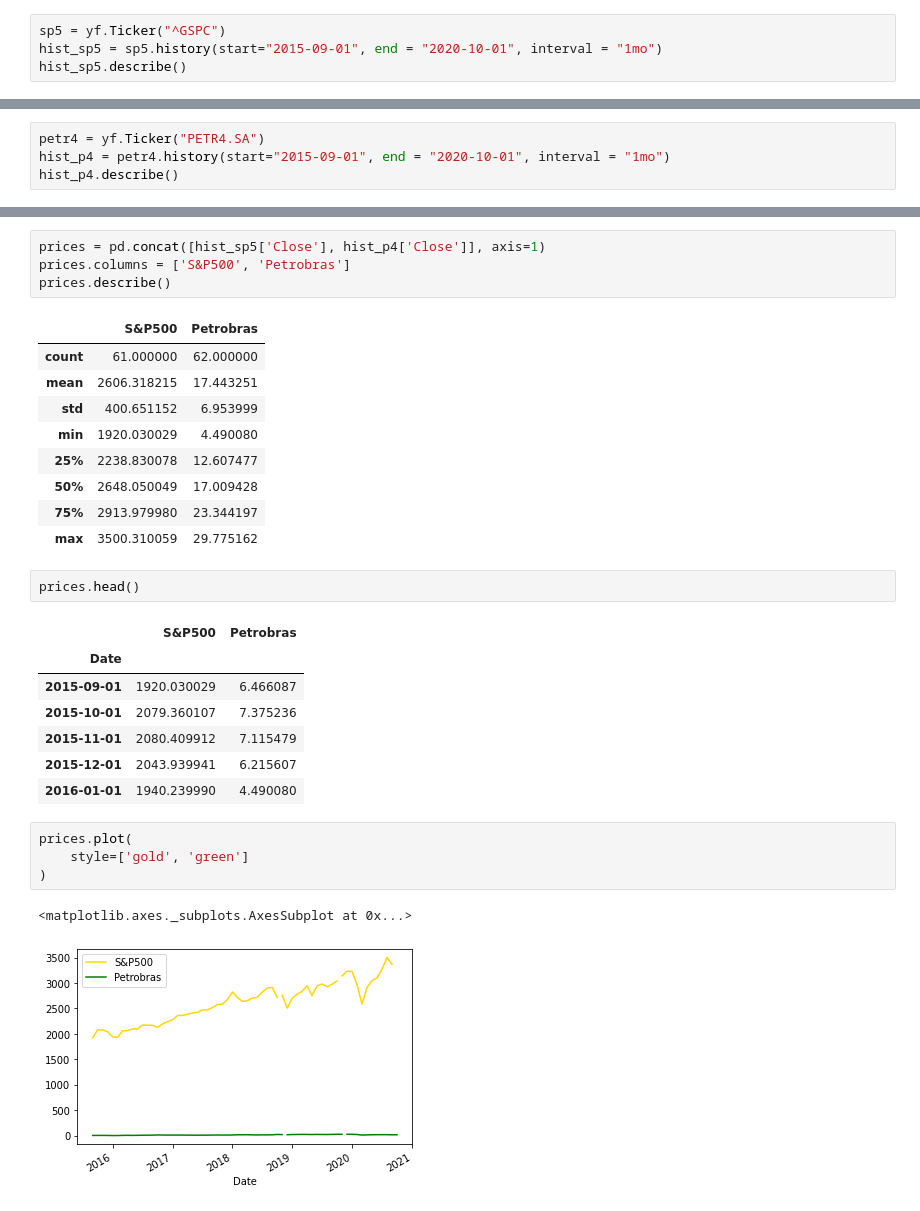
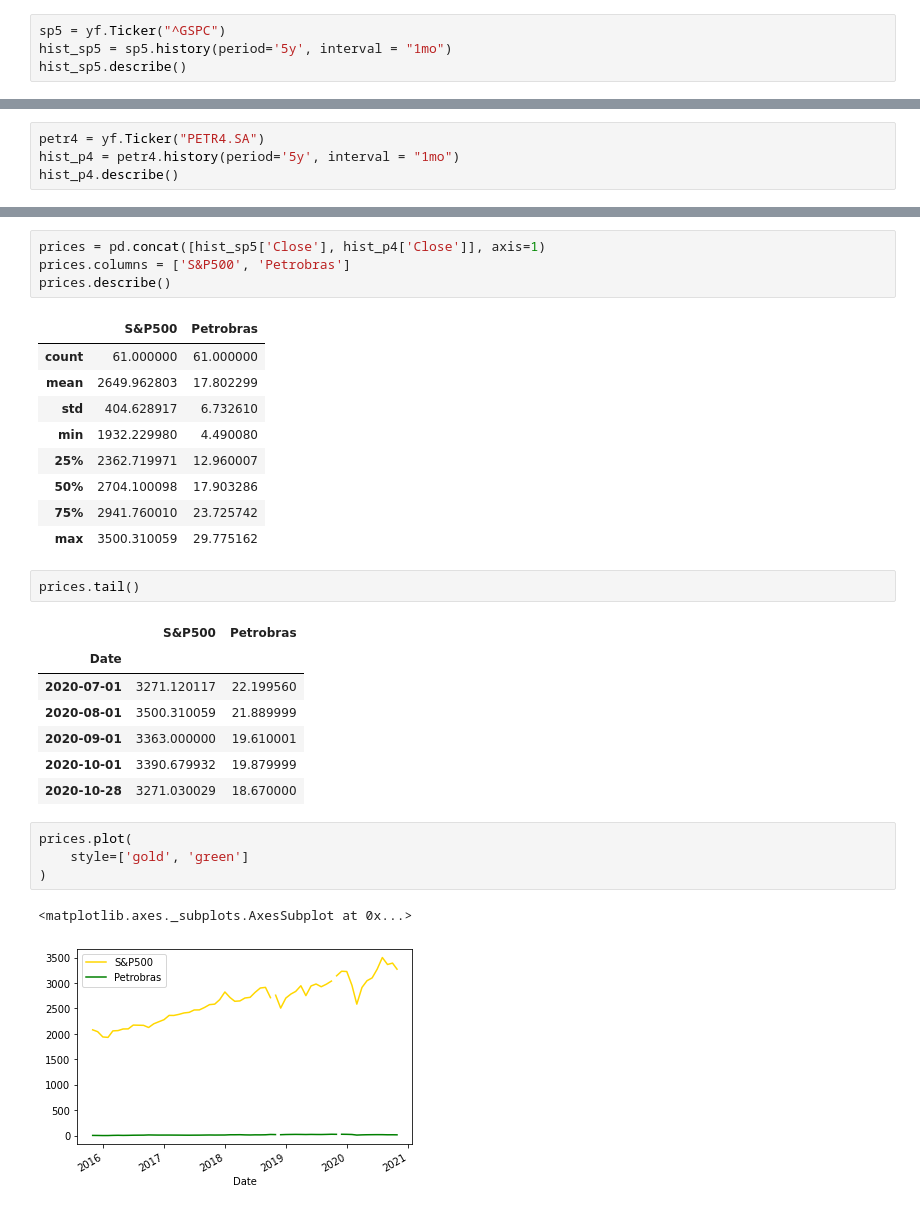
Before and after one commit to BretasArthur/CAPyM, a Jupyter notebook: Calculating the Beta - PETR4 & SP500.ipynb, the cells around one changed output, grey strips where cells are left out. Saved outputs shown, nothing was run; the diff lists cells and outputs as text.

```diff
--- a/Calculating the Beta - PETR4 & SP500.ipynb
+++ b/Calculating the Beta - PETR4 & SP500.ipynb
@@ -16,7 +17,7 @@ In C:\Users\Arthur\Anaconda3\lib\site-packages\matplotlib\mpl-data\stylelib\_cla
 The verbose.fileo rcparam was deprecated in Matplotlib 3.1 and will be removed in 3.3.
 # %%
 sp5 = yf.Ticker("^GSPC")
-hist_sp5 = sp5.history(start="2015-09-01", end = "2020-10-01", interval = "1mo")
+hist_sp5 = sp5.history(period='5y', interval = "1mo")
 hist_sp5.describe()
 # %% [output]
 |  | Open | High | Low | Close | Volume | Dividends | Stock Splits |
@@ -64,6 +65,6 @@ hist_sp5.head(15)
 # %%
 petr4 = yf.Ticker("PETR4.SA")
-hist_p4 = petr4.history(start="2015-09-01", end = "2020-10-01", interval = "1mo")
+hist_p4 = petr4.history(period='5y', interval = "1mo")
 hist_p4.describe()
 # %% [output]
 |  | Open | High | Low | Close | Volume | Dividends | Stock Splits |
@@ -114,31 +115,31 @@ prices.columns = ['S&P500', 'Petrobras']
 prices.describe()
 # %% [output]
 |  | S&P500 | Petrobras |
-| count | 61.000000 | 62.000000 |
-| mean | 2606.318215 | 17.443251 |
-| std | 400.651152 | 6.953999 |
-| min | 1920.030029 | 4.490080 |
-| 25% | 2238.830078 | 12.607477 |
-| 50% | 2648.050049 | 17.009428 |
-| 75% | 2913.979980 | 23.344197 |
+| count | 61.000000 | 61.000000 |
+| mean | 2649.962803 | 17.802299 |
+| std | 404.628917 | 6.732610 |
+| min | 1932.229980 | 4.490080 |
+| 25% | 2362.719971 | 12.960007 |
+| 50% | 2704.100098 | 17.903286 |
+| 75% | 2941.760010 | 23.725742 |
 | max | 3500.310059 | 29.775162 |
 # %%
-prices.head()
+prices.tail()
 # %% [output]
 |  | S&P500 | Petrobras |
 | Date |  |  |
-| 2015-09-01 | 1920.030029 | 6.466087 |
-| 2015-10-01 | 2079.360107 | 7.375236 |
-| 2015-11-01 | 2080.409912 | 7.115479 |
-| 2015-12-01 | 2043.939941 | 6.215607 |
-| 2016-01-01 | 1940.239990 | 4.490080 |
+| 2020-07-01 | 3271.120117 | 22.199560 |
+| 2020-08-01 | 3500.310059 | 21.889999 |
+| 2020-09-01 | 3363.000000 | 19.610001 |
+| 2020-10-01 | 3390.679932 | 19.879999 |
+| 2020-10-28 | 3271.030029 | 18.670000 |
 # %%
 prices.plot(
     style=['gold', 'green']
 )
 # %% [output]
 <matplotlib.axes._subplots.AxesSubplot at 0x...>
-[figure, old version]
+[figure, new version]
 # %%
 mon_returns = prices.pct_change()
 mon_returns.dropna(axis=0, inplace= True)
```
Also changed, not shown: parts of 14 cells of this notebook.
